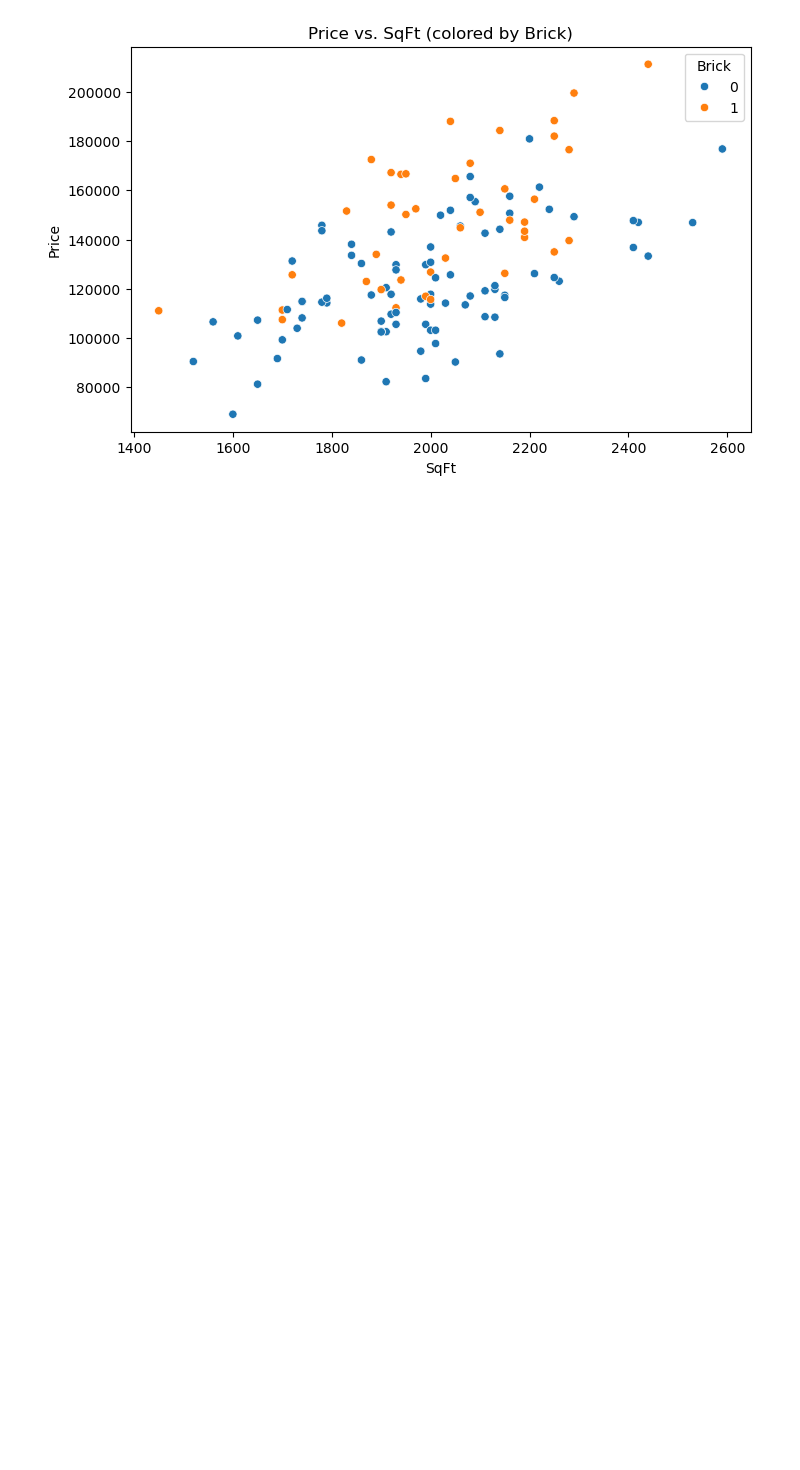
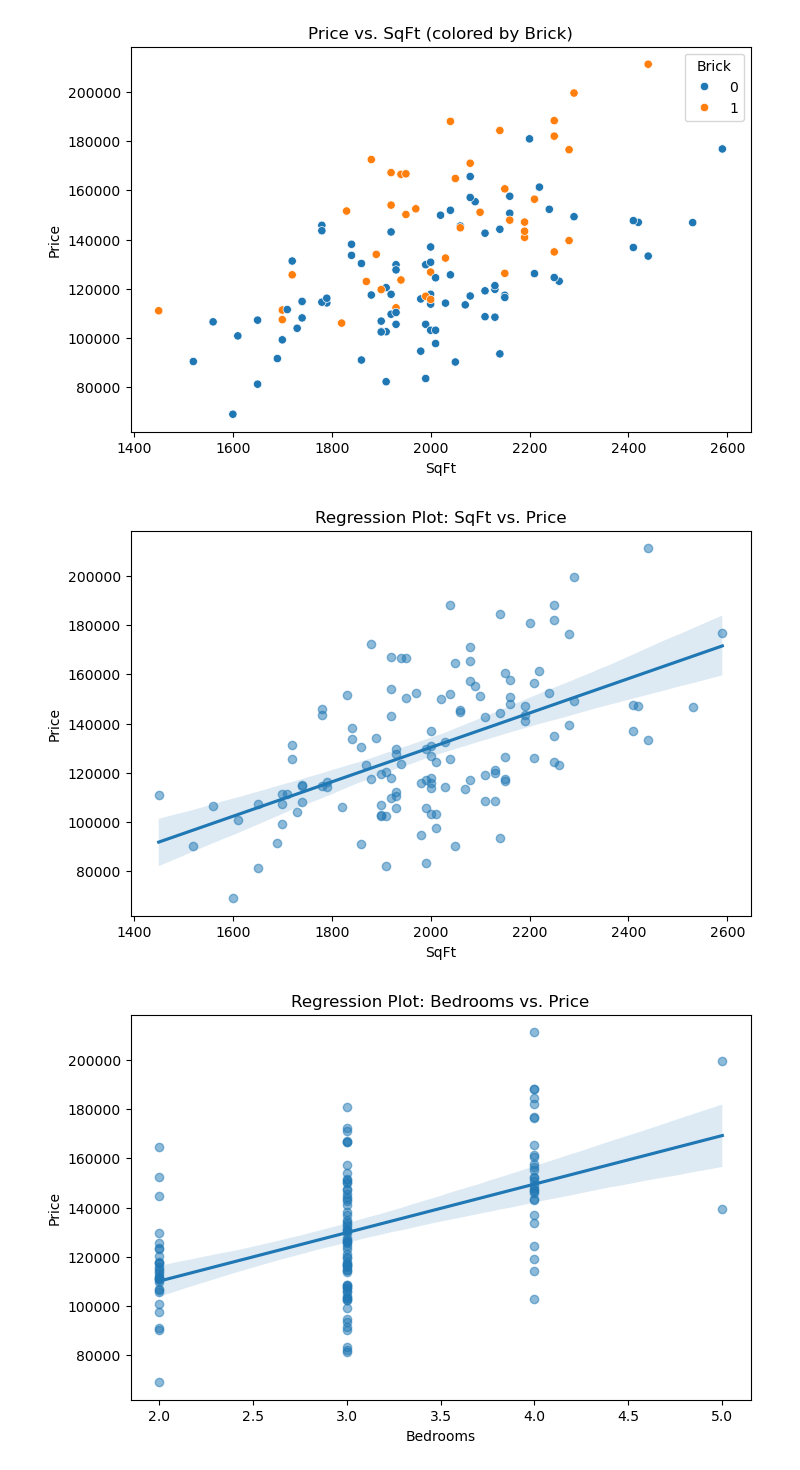
Before and after one commit to jeonharry/housing-price-predictor-LR, a Jupyter notebook: src/price_predictor.ipynb, the cells around one changed output. Cells and saved outputs as stored; diff of their text form; code cells hidden in the pictures; blank space fills up the shorter version.

Commit message:
data scaling and Model implementation

```diff
--- a/src/price_predictor.ipynb
+++ b/src/price_predictor.ipynb
@@ -188,3 +188,23 @@ plt.title("Price vs. SqFt (colored by Brick)")
 plt.show()
 # %% [output]
 [figure]
+# %%
+#regPlot
+
+def draw_regPlot(first, second):
+    plt.figure(figsize=(8, 5))
+    sns.regplot(x=first, y=second, data=df, scatter_kws={'alpha':0.5})
+    plt.title(f"Regression Plot: {first} vs. {second}")
+    plt.show()
+
+draw_regPlot('SqFt', 'Price')
+draw_regPlot('Bedrooms', 'Price')
+draw_regPlot('Bathrooms', 'Price')
+draw_regPlot('Offers', 'Price')
+draw_regPlot('Brick', 'Price')
+draw_regPlot('Neighborhood_East', 'Price')
+draw_regPlot('Neighborhood_West', 'Price')
+draw_regPlot('Neighborhood_North', 'Price')
+# %% [output]
+[figure, added]
+[figure, added]
```
Also changed, not shown: parts of 4 cells of this notebook.
